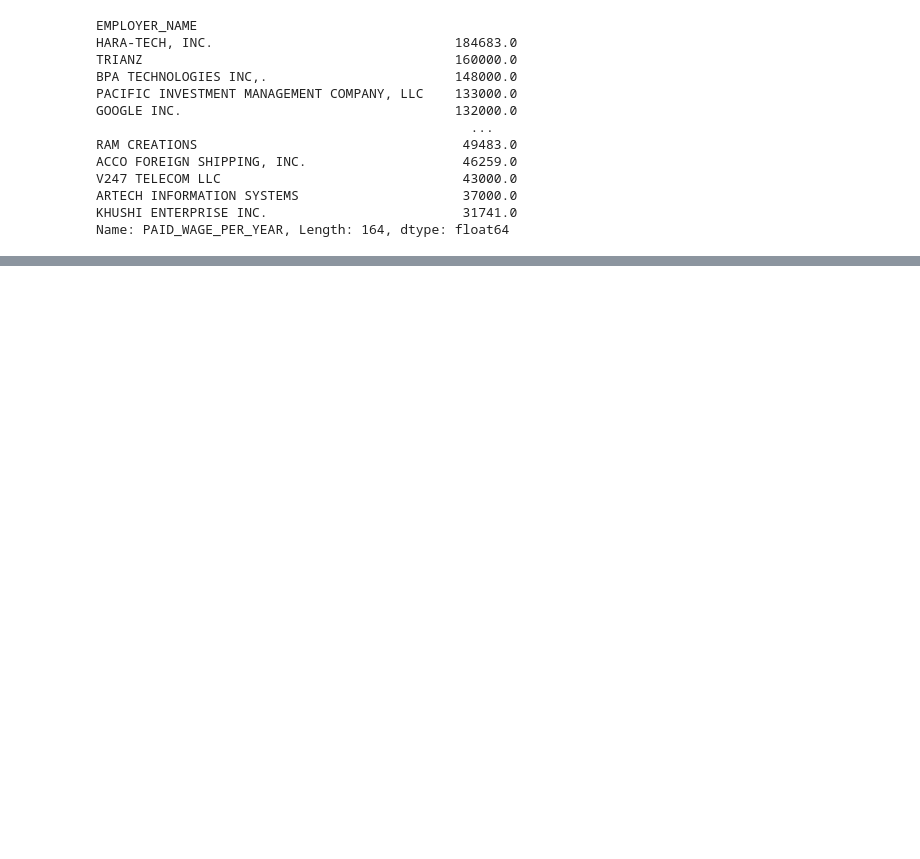
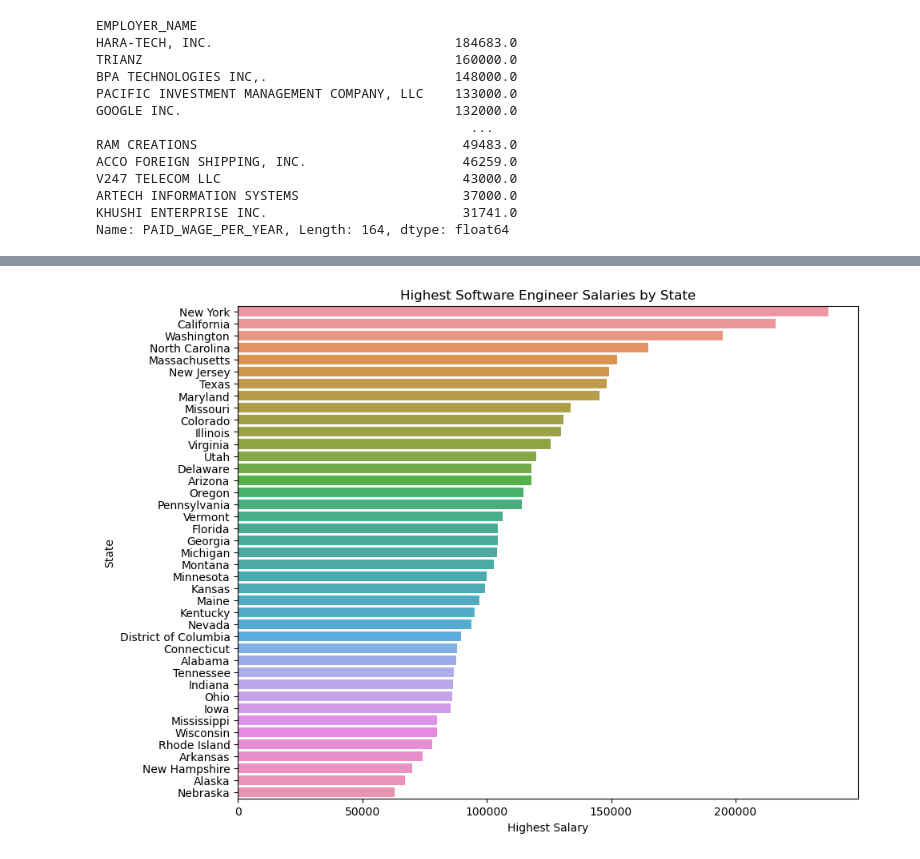
Before and after one commit to kimsean-pen/DS311-Data-Group-Project-, a Jupyter notebook: salary data file/Objective 2 - Comparing Salary Between State.ipynb, the cells around one changed output, grey strips where cells are left out. Saved outputs shown, nothing was run; the diff lists cells and outputs as text; code cells hidden in the pictures; blank space fills up the shorter version.

```diff
--- a/salary data file/Objective 2 - Comparing Salary Between State.ipynb
+++ b/salary data file/Objective 2 - Comparing Salary Between State.ipynb
@@ -238,0 +307,6 @@ Name: PAID_WAGE_PER_YEAR, Length: 164, dtype: float64
+# %%
+software_engineering_jobs = salary_data[salary_data['JOB_TITLE'] == 'Software Engineer']
+
+highest_software_engineering_salary = software_engineering_jobs.groupby('WORK_STATE')['PAID_WAGE_PER_YEAR'].max().sort_values(ascending=False)
+
+print(highest_software_engineering_salary)
@@ -238,0 +331,9 @@ Name: PAID_WAGE_PER_YEAR, Length: 164, dtype: float64
+# %%
+plt.figure(figsize=(10,8))
+sns.barplot(x=highest_software_engineering_salary.values, y=highest_software_engineering_salary.index)
+plt.xlabel('Highest Salary')
+plt.ylabel('State')
+plt.title('Highest Software Engineer Salaries by State')
+plt.show()
+# %% [output]
+[figure, added]
```
Also changed, not shown: parts of 20 cells of this notebook.
